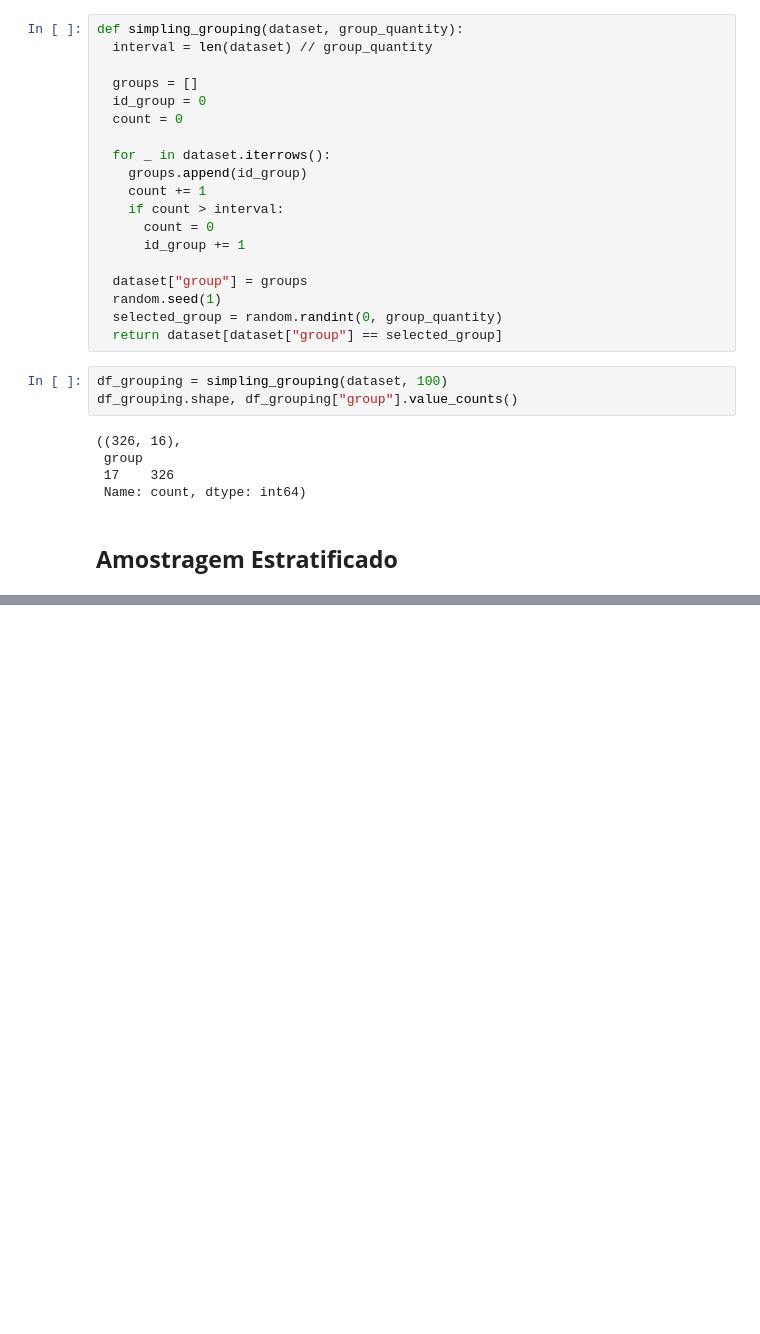
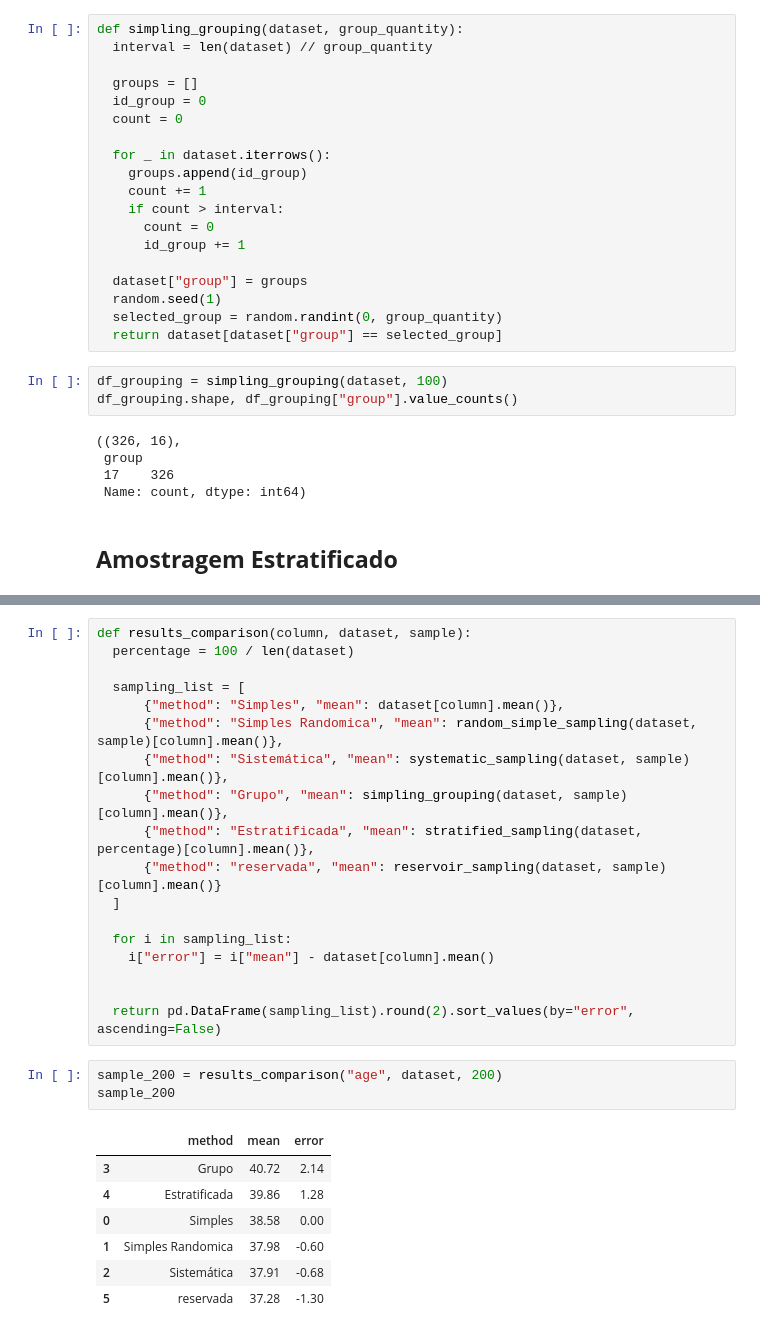
Before and after one commit to AdrianoR85/Estatistica-para-Machine-Learning, a Jupyter notebook: Amostragem.ipynb, the cells around one changed output, grey strips where cells are left out. Saved outputs shown, nothing was run; the diff lists cells and outputs as text; blank space fills up the shorter version.

```diff
--- a/Amostragem.ipynb
+++ b/Amostragem.ipynb
@@ -381,0 +486,29 @@ $$
+# %%
+def results_comparison(column, dataset, sample):
+  percentage = 100 / len(dataset)
+
+  sampling_list = [
+      {"method": "Simples", "mean": dataset[column].mean()},
+      {"method": "Simples Randomica", "mean": random_simple_sampling(dataset, sample)[column].mean()},
+      {"method": "Sistemática", "mean": systematic_sampling(dataset, sample)[column].mean()},
+      {"method": "Grupo", "mean": simpling_grouping(dataset, sample)[column].mean()},
+      {"method": "Estratificada", "mean": stratified_sampling(dataset, percentage)[column].mean()},
+      {"method": "reservada", "mean": reservoir_sampling(dataset, sample)[column].mean()}
+  ]
+
+  for i in sampling_list:
+    i["error"] = i["mean"] - dataset[column].mean()
+
+
+  return pd.DataFrame(sampling_list).round(2).sort_values(by="error", ascending=False)
+# %%
+sample_200 = results_comparison("age", dataset, 200)
+sample_200
+# %% [output]
+|  | method | mean | error |
+| 3 | Grupo | 40.72 | 2.14 |
+| 4 | Estratificada | 39.86 | 1.28 |
+| 0 | Simples | 38.58 | 0.00 |
+| 1 | Simples Randomica | 37.98 | -0.60 |
+| 2 | Sistemática | 37.91 | -0.68 |
+| 5 | reservada | 37.28 | -1.30 |
```
Also changed, not shown: parts of 22 cells of this notebook.
